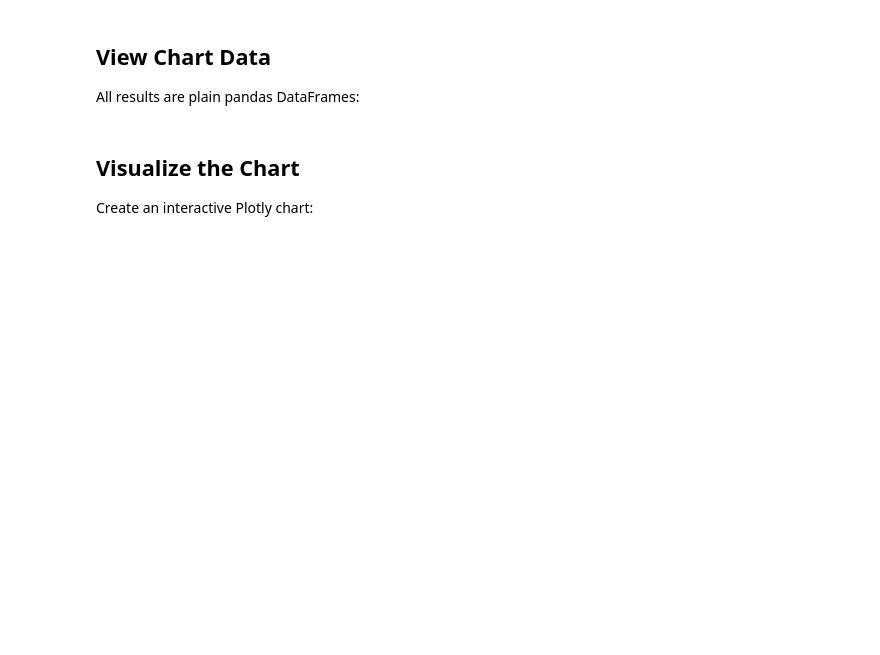
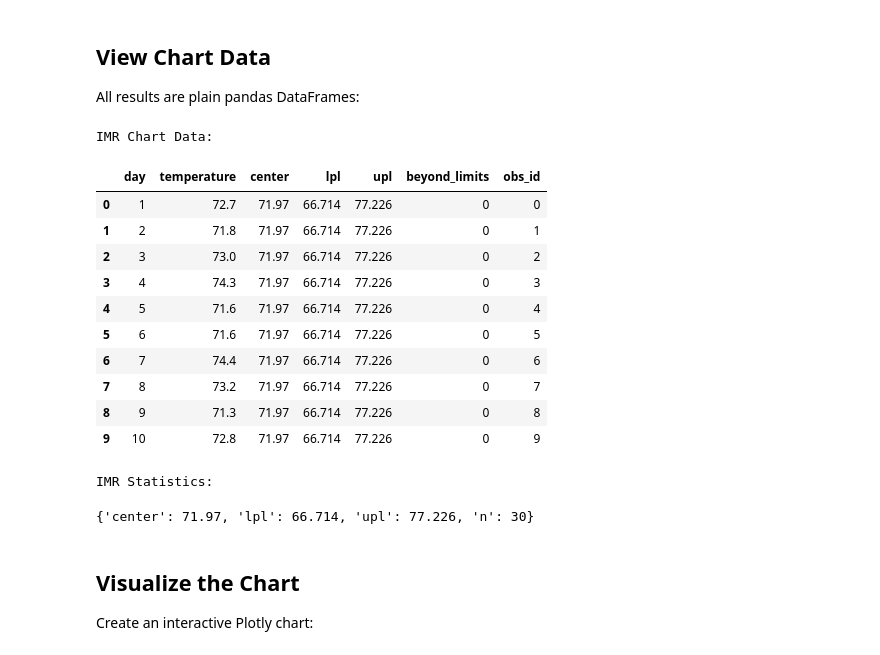
Before and after one commit to cnicholas/processbehavior, a Jupyter notebook: docs/tutorials/basic-imr.ipynb, the cells around one changed output. Drawn from its saved outputs; the diff is of its cells as text; code cells hidden in the pictures; blank space fills up the shorter version.

```diff
--- a/docs/tutorials/basic-imr.ipynb
+++ b/docs/tutorials/basic-imr.ipynb
@@ -83,15 +106,31 @@ print(f"Charts created: {result.all_charts}")
 
 All results are plain pandas DataFrames:
 # %%
-# Individual chart data
-imr_data = result.get_chart('Imr')
+# IMR chart data
+imr_data = result.get_chart('all')
 print("IMR Chart Data:")
 imr_data.head(10)
+# %% [output]
+IMR Chart Data:
+|  | day | temperature | center | lpl | upl | beyond_limits | obs_id |
+| 0 | 1 | 72.7 | 71.97 | 66.714 | 77.226 | 0 | 0 |
+| 1 | 2 | 71.8 | 71.97 | 66.714 | 77.226 | 0 | 1 |
+| 2 | 3 | 73.0 | 71.97 | 66.714 | 77.226 | 0 | 2 |
+| 3 | 4 | 74.3 | 71.97 | 66.714 | 77.226 | 0 | 3 |
+| 4 | 5 | 71.6 | 71.97 | 66.714 | 77.226 | 0 | 4 |
+| 5 | 6 | 71.6 | 71.97 | 66.714 | 77.226 | 0 | 5 |
+| 6 | 7 | 74.4 | 71.97 | 66.714 | 77.226 | 0 | 6 |
+| 7 | 8 | 73.2 | 71.97 | 66.714 | 77.226 | 0 | 7 |
+| 8 | 9 | 71.3 | 71.97 | 66.714 | 77.226 | 0 | 8 |
+| 9 | 10 | 72.8 | 71.97 | 66.714 | 77.226 | 0 | 9 |
 # %%
 # Control limit statistics
-stats = result.get_statistics('Imr')
+stats = result.get_statistics('all')
 print("\nIMR Statistics:")
 stats
+# %% [output]
+IMR Statistics:
+{'center': 71.97, 'lpl': 66.714, 'upl': 77.226, 'n': 30}
 # %% [markdown]
 ## Visualize the Chart
 
```
Also changed, not shown: parts of 7 cells of this notebook, 15 other files.
